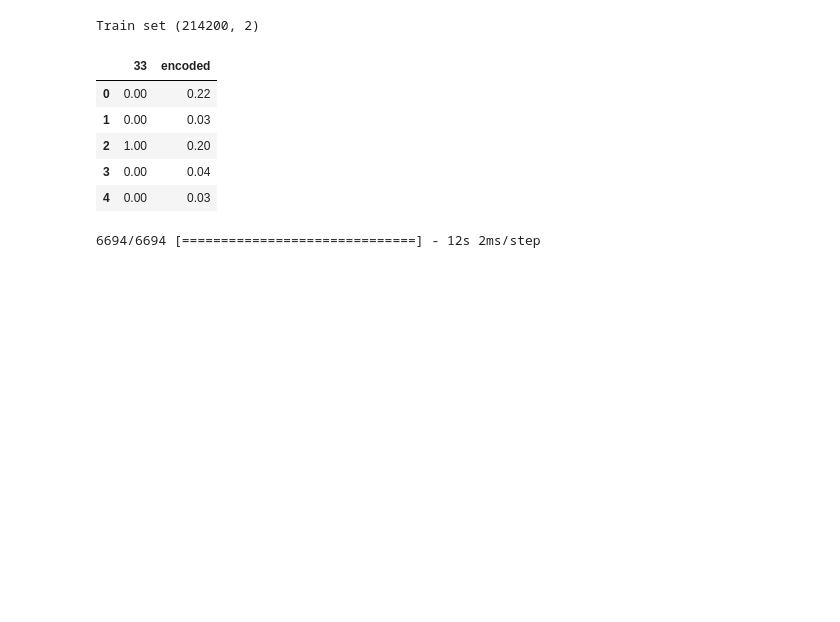
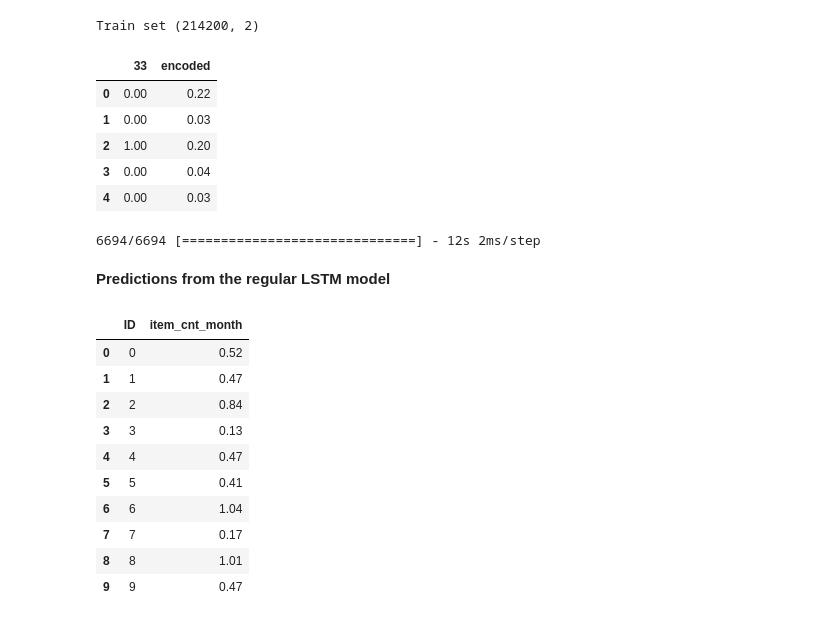
Before and after one commit to AiJared/time-series-forecasting-with-lstm-autoencoders, a Jupyter notebook: Time_Series_Forecasting_with_LSTM_Autoencoders.ipynb, the cells around one changed output. Saved outputs shown, nothing was run; the diff lists cells and outputs as text; code cells hidden in the pictures; blank space fills up the shorter version.

Commit message:
Predictions from the Regular LSTM model

```diff
--- a/Time_Series_Forecasting_with_LSTM_Autoencoders.ipynb
+++ b/Time_Series_Forecasting_with_LSTM_Autoencoders.ipynb
@@ -676,3 +676,22 @@ Train set (214200, 2)
 mlp_test_pred = mlp_model.predict(X_test_encoded)
 # %% [output]
 6694/6694 [==============================] - 12s 2ms/step
+# %% [markdown]
+**Predictions from the regular LSTM model**
+# %%
+lstm_prediction = pd.DataFrame(test["ID"], columns=["ID"])
+lstm_prediction['item_cnt_month'] = lstm_test_pred.clip(0., 20.)
+lstm_prediction.to_csv('lstm_submission.csv', index=False)
+lstm_prediction.head(10)
+# %% [output]
+|  | ID | item_cnt_month |
+| 0 | 0 | 0.52 |
+| 1 | 1 | 0.47 |
+| 2 | 2 | 0.84 |
+| 3 | 3 | 0.13 |
+| 4 | 4 | 0.47 |
+| 5 | 5 | 0.41 |
+| 6 | 6 | 1.04 |
+| 7 | 7 | 0.17 |
+| 8 | 8 | 1.01 |
+| 9 | 9 | 0.47 |
```
